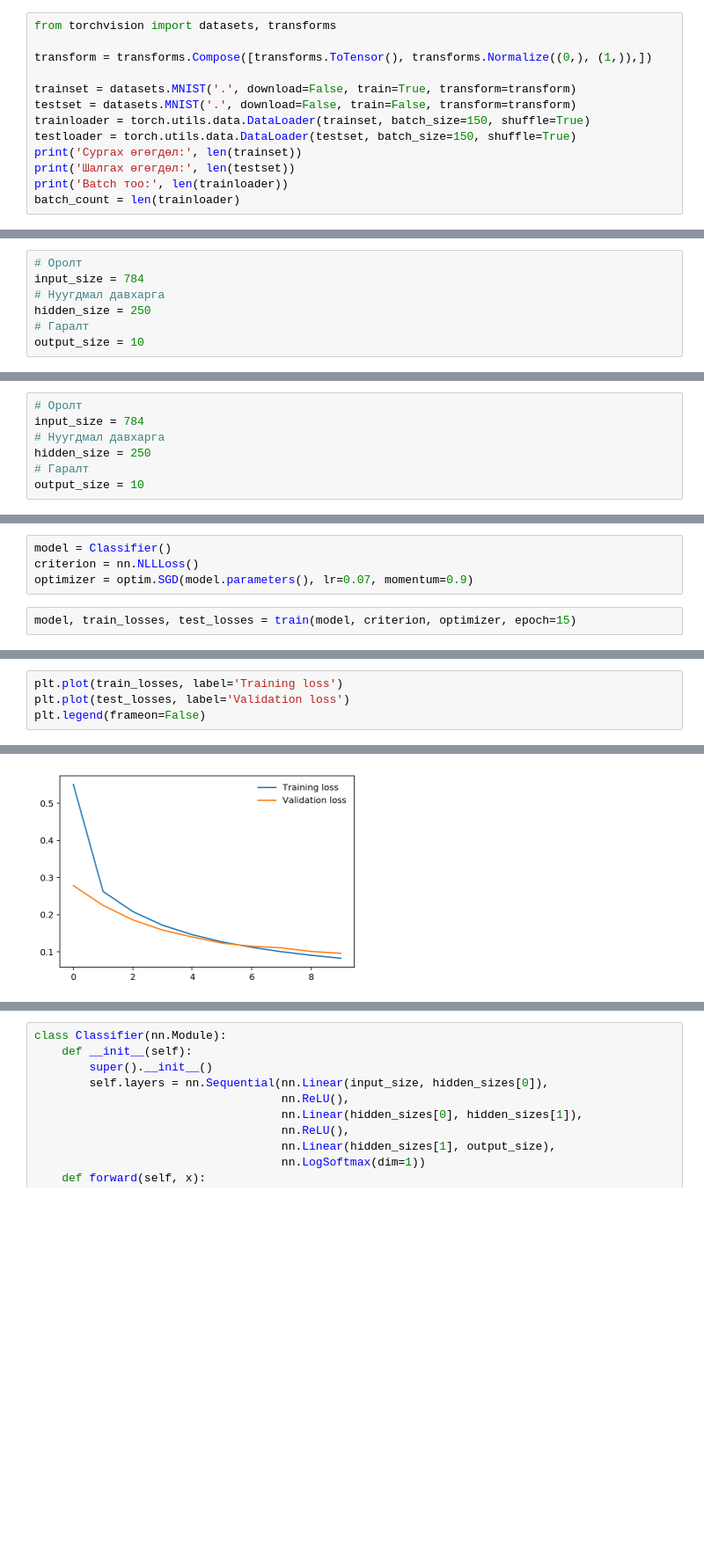
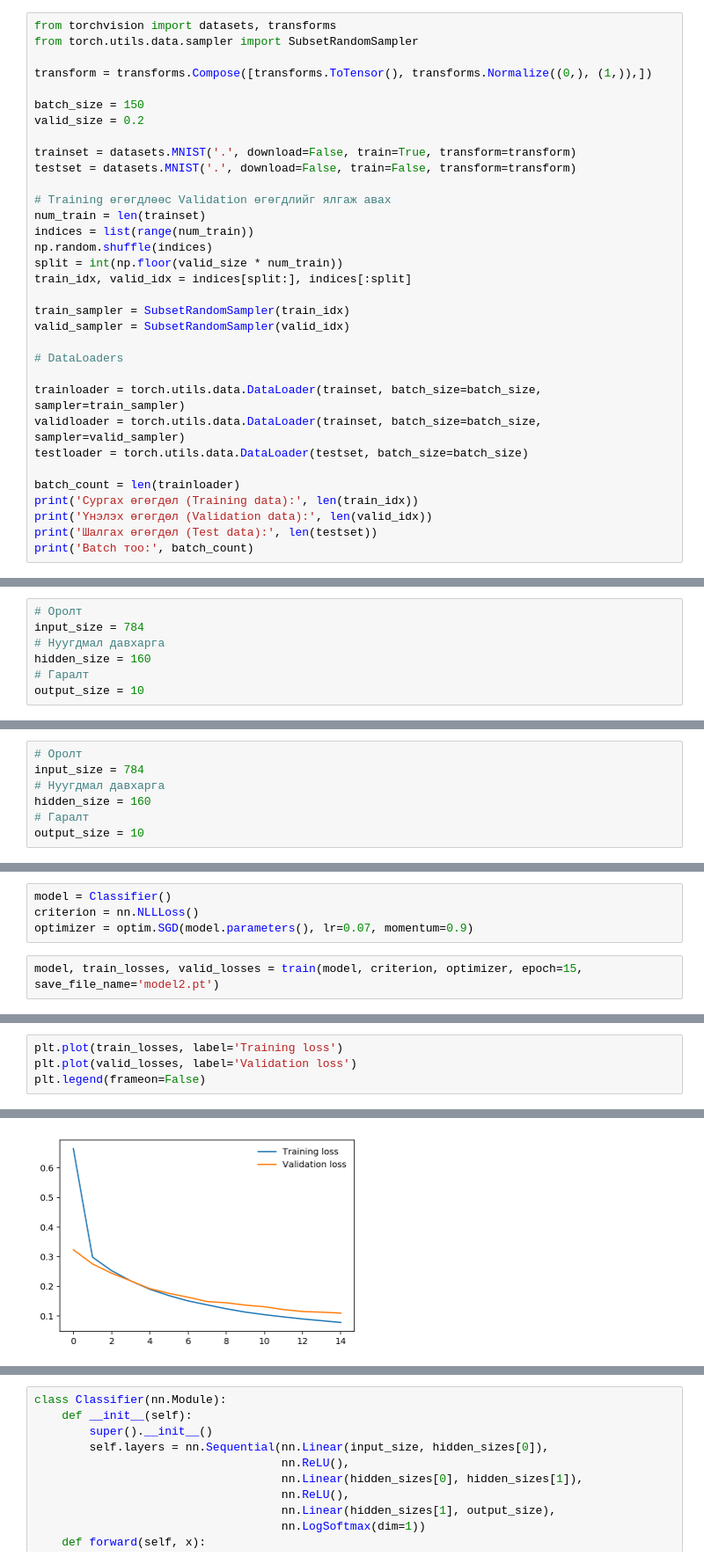
Before and after one commit to bilguun0203/mnist-nn, a Jupyter notebook: MNIST_NN_PyTorch.ipynb, the cells around one changed output, grey strips where cells are left out. Shown at 88% size. Saved outputs shown, nothing was run; the diff lists cells and outputs as text; blank space fills up the shorter version.

```diff
--- a/MNIST_NN_PyTorch.ipynb
+++ b/MNIST_NN_PyTorch.ipynb
@@ -24,15 +25,35 @@ import helper
 ### Сургалтын өгөгдөл унших
 # %%
 from torchvision import datasets, transforms
+from torch.utils.data.sampler import SubsetRandomSampler
 
 transform = transforms.Compose([transforms.ToTensor(), transforms.Normalize((0,), (1,)),])
 
+batch_size = 150
+valid_size = 0.2
+
 trainset = datasets.MNIST('.', download=False, train=True, transform=transform)
 testset = datasets.MNIST('.', download=False, train=False, transform=transform)
-trainloader = torch.utils.data.DataLoader(trainset, batch_size=150, shuffle=True)
-testloader = torch.utils.data.DataLoader(testset, batch_size=150, shuffle=True)
-print('Сургах өгөгдөл:', len(trainset))
-print('Шалгах өгөгдөл:', len(testset))
-print('Batch тоо:', len(trainloader))
+
+# Training өгөгдлөөс Validation өгөгдлийг ялгаж авах
+num_train = len(trainset)
+indices = list(range(num_train))
+np.random.shuffle(indices)
+split = int(np.floor(valid_size * num_train))
+train_idx, valid_idx = indices[split:], indices[:split]
+
+train_sampler = SubsetRandomSampler(train_idx)
+valid_sampler = SubsetRandomSampler(valid_idx)
+
+# DataLoaders
+
+trainloader = torch.utils.data.DataLoader(trainset, batch_size=batch_size, sampler=train_sampler)
+validloader = torch.utils.data.DataLoader(trainset, batch_size=batch_size, sampler=valid_sampler)
+testloader = torch.utils.data.DataLoader(testset, batch_size=batch_size)
+
 batch_count = len(trainloader)
+print('Сургах өгөгдөл (Training data):', len(train_idx))
+print('Үнэлэх өгөгдөл (Validation data):', len(valid_idx))
+print('Шалгах өгөгдөл (Test data):', len(testset))
+print('Batch тоо:', batch_count)
 # %% [output]
@@ -119,7 +178,7 @@ def train(model, criterion, optimizer, epoch):
 # Оролт
 input_size = 784
 # Нуугдмал давхарга
-hidden_size = 250
+hidden_size = 160
 # Гаралт
 output_size = 10
 # %%
@@ -181,7 +251,7 @@ plt.legend(frameon=False)
 # Оролт
 input_size = 784
 # Нуугдмал давхарга
-hidden_size = 250
+hidden_size = 160
 # Гаралт
 output_size = 10
 # %%
@@ -201,6 +271,6 @@ model = Classifier()
 criterion = nn.NLLLoss()
 optimizer = optim.SGD(model.parameters(), lr=0.07, momentum=0.9)
 # %%
-model, train_losses, test_losses = train(model, criterion, optimizer, epoch=15)
+model, train_losses, valid_losses = train(model, criterion, optimizer, epoch=15, save_file_name='model2.pt')
 # %% [output]
 Epoch: 1/15
@@ -223,7 +293,7 @@ Epoch: 15/15
 # %%
 plt.plot(train_losses, label='Training loss')
-plt.plot(test_losses, label='Validation loss')
+plt.plot(valid_losses, label='Validation loss')
 plt.legend(frameon=False)
 # %% [output]
 <matplotlib.legend.Legend at 0x...>
-[figure, old version]
+[figure, new version]
```
Also changed, not shown: parts of 25 cells of this notebook.
